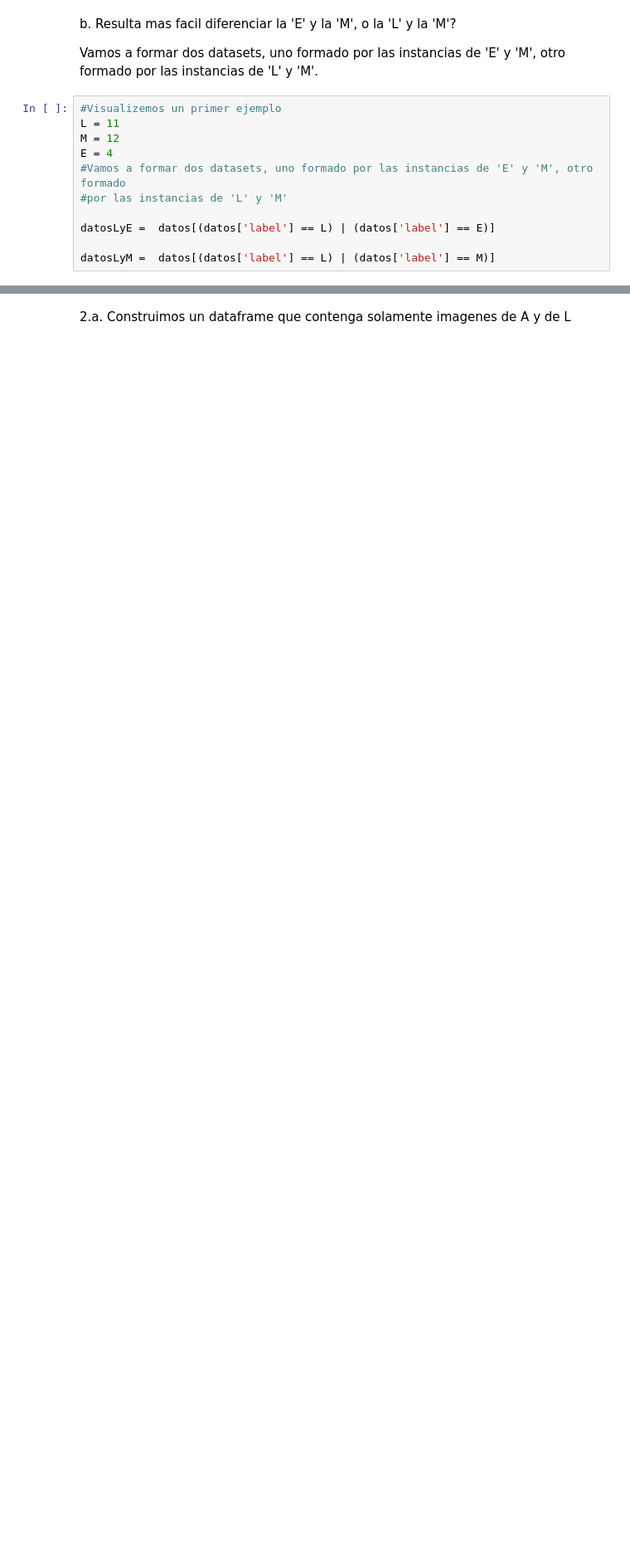
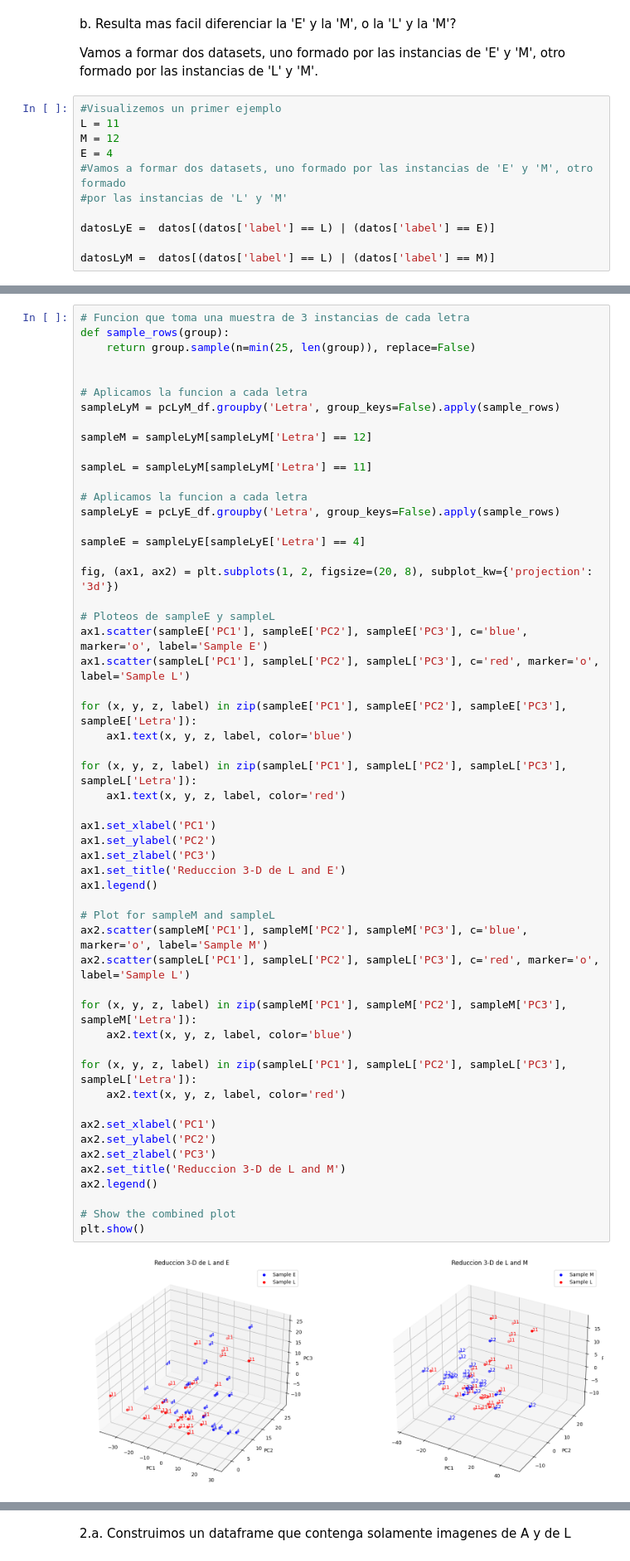
Before and after one commit to lucasGalliCasado/TP2LaboDeDatos, a Jupyter notebook: tp2.ipynb, the cells around one changed output, grey strips where cells are left out. Shown at 83% size. Drawn from its saved outputs; the diff is of its cells as text; blank space fills up the shorter version.

```diff
--- a/tp2.ipynb
+++ b/tp2.ipynb
@@ -174,0 +202,56 @@ randomLetras(3)
+# %%
+# Funcion que toma una muestra de 3 instancias de cada letra
+def sample_rows(group):
+    return group.sample(n=min(25, len(group)), replace=False)
+
+
+# Aplicamos la funcion a cada letra
+sampleLyM = pcLyM_df.groupby('Letra', group_keys=False).apply(sample_rows)
+
+sampleM = sampleLyM[sampleLyM['Letra'] == 12]
+
+sampleL = sampleLyM[sampleLyM['Letra'] == 11]
+
+# Aplicamos la funcion a cada letra
+sampleLyE = pcLyE_df.groupby('Letra', group_keys=False).apply(sample_rows)
+
+sampleE = sampleLyE[sampleLyE['Letra'] == 4]
+
+fig, (ax1, ax2) = plt.subplots(1, 2, figsize=(20, 8), subplot_kw={'projection': '3d'})
+
+# Ploteos de sampleE y sampleL
+ax1.scatter(sampleE['PC1'], sampleE['PC2'], sampleE['PC3'], c='blue', marker='o', label='Sample E')
+ax1.scatter(sampleL['PC1'], sampleL['PC2'], sampleL['PC3'], c='red', marker='o', label='Sample L')
+
+for (x, y, z, label) in zip(sampleE['PC1'], sampleE['PC2'], sampleE['PC3'], sampleE['Letra']):
+    ax1.text(x, y, z, label, color='blue')
+
+for (x, y, z, label) in zip(sampleL['PC1'], sampleL['PC2'], sampleL['PC3'], sampleL['Letra']):
+    ax1.text(x, y, z, label, color='red')
+
+ax1.set_xlabel('PC1')
+ax1.set_ylabel('PC2')
+ax1.set_zlabel('PC3')
+ax1.set_title('Reduccion 3-D de L and E')
+ax1.legend()
+
+# Plot for sampleM and sampleL
+ax2.scatter(sampleM['PC1'], sampleM['PC2'], sampleM['PC3'], c='blue', marker='o', label='Sample M')
+ax2.scatter(sampleL['PC1'], sampleL['PC2'], sampleL['PC3'], c='red', marker='o', label='Sample L')
+
+for (x, y, z, label) in zip(sampleM['PC1'], sampleM['PC2'], sampleM['PC3'], sampleM['Letra']):
+    ax2.text(x, y, z, label, color='blue')
+
+for (x, y, z, label) in zip(sampleL['PC1'], sampleL['PC2'], sampleL['PC3'], sampleL['Letra']):
+    ax2.text(x, y, z, label, color='red')
+
+ax2.set_xlabel('PC1')
+ax2.set_ylabel('PC2')
+ax2.set_zlabel('PC3')
+ax2.set_title('Reduccion 3-D de L and M')
+ax2.legend()
+
+# Show the combined plot
+plt.show()
+# %% [output]
+[figure, added]
```
Also changed, not shown: parts of 32 cells of this notebook.
